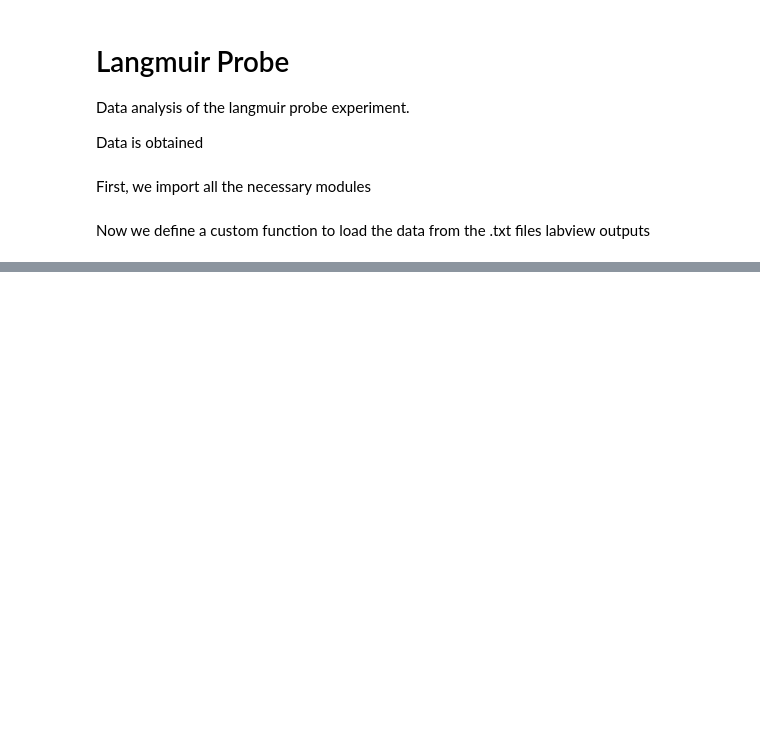
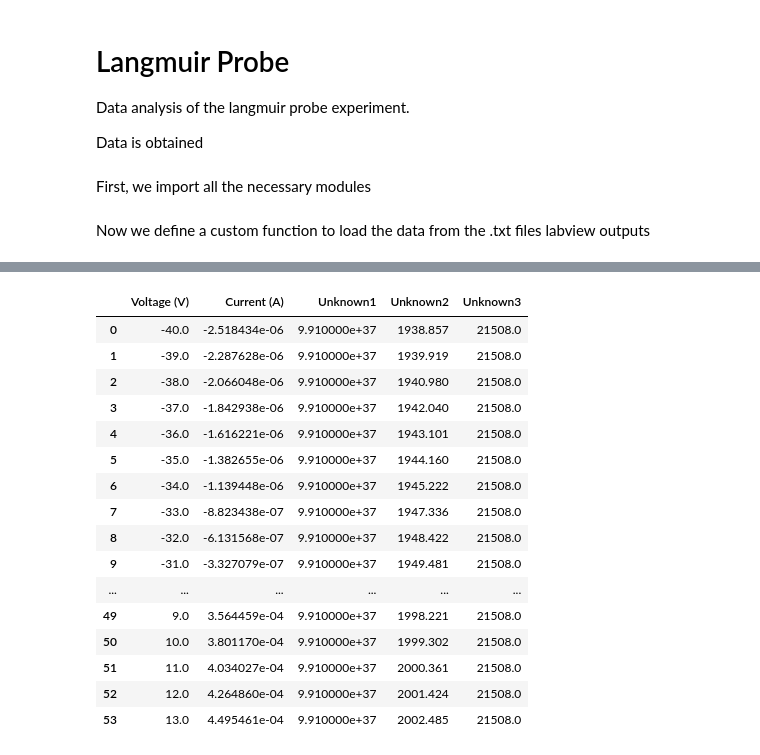
Before and after one commit to jorgegponce/physics191_plasma, a Jupyter notebook: Code/langmuir.ipynb, the cells around one changed output, grey strips where cells are left out. Drawn from its saved outputs; the diff is of its cells as text; code cells hidden in the pictures; blank space fills up the shorter version.

```diff
--- a/Code/langmuir.ipynb
+++ b/Code/langmuir.ipynb
@@ -109,0 +290,20 @@ DATA_DIRECTORY = "/content/physics191_plasma/athalia and jorge's data/langmuir/"
+# %%
+dataframes[f'{pressure}_{voltage}_-40_20_{3}.txt']
+# %% [output]
+|  | Voltage (V) | Current (A) | Unknown1 | Unknown2 | Unknown3 |
+| 0 | -40.0 | -2.518434e-06 | 9.910000e+37 | 1938.857 | 21508.0 |
+| 1 | -39.0 | -2.287628e-06 | 9.910000e+37 | 1939.919 | 21508.0 |
+| 2 | -38.0 | -2.066048e-06 | 9.910000e+37 | 1940.980 | 21508.0 |
+| 3 | -37.0 | -1.842938e-06 | 9.910000e+37 | 1942.040 | 21508.0 |
+| 4 | -36.0 | -1.616221e-06 | 9.910000e+37 | 1943.101 | 21508.0 |
+| 5 | -35.0 | -1.382655e-06 | 9.910000e+37 | 1944.160 | 21508.0 |
+| 6 | -34.0 | -1.139448e-06 | 9.910000e+37 | 1945.222 | 21508.0 |
+| 7 | -33.0 | -8.823438e-07 | 9.910000e+37 | 1947.336 | 21508.0 |
+| 8 | -32.0 | -6.131568e-07 | 9.910000e+37 | 1948.422 | 21508.0 |
+| 9 | -31.0 | -3.327079e-07 | 9.910000e+37 | 1949.481 | 21508.0 |
+| ... | ... | ... | ... | ... | ... |
+| 49 | 9.0 | 3.564459e-04 | 9.910000e+37 | 1998.221 | 21508.0 |
+| 50 | 10.0 | 3.801170e-04 | 9.910000e+37 | 1999.302 | 21508.0 |
+| 51 | 11.0 | 4.034027e-04 | 9.910000e+37 | 2000.361 | 21508.0 |
+| 52 | 12.0 | 4.264860e-04 | 9.910000e+37 | 2001.424 | 21508.0 |
+| 53 | 13.0 | 4.495461e-04 | 9.910000e+37 | 2002.485 | 21508.0 |
```
Also changed, not shown: parts of 10 cells of this notebook, 38 other files.
